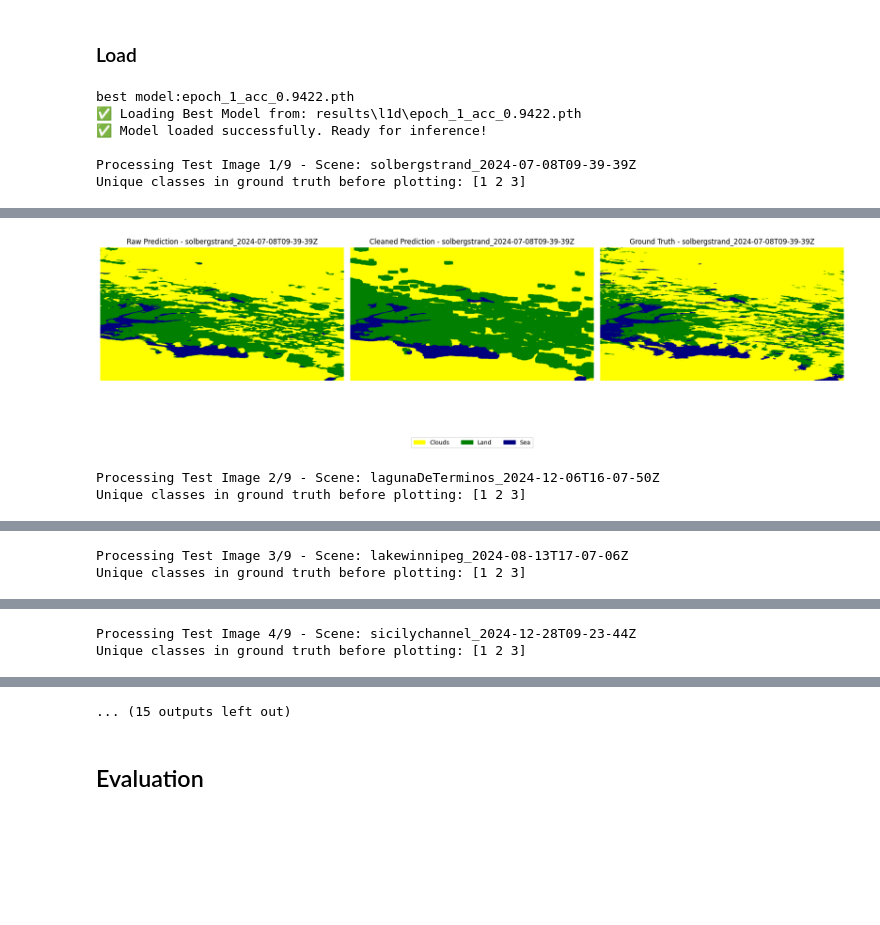
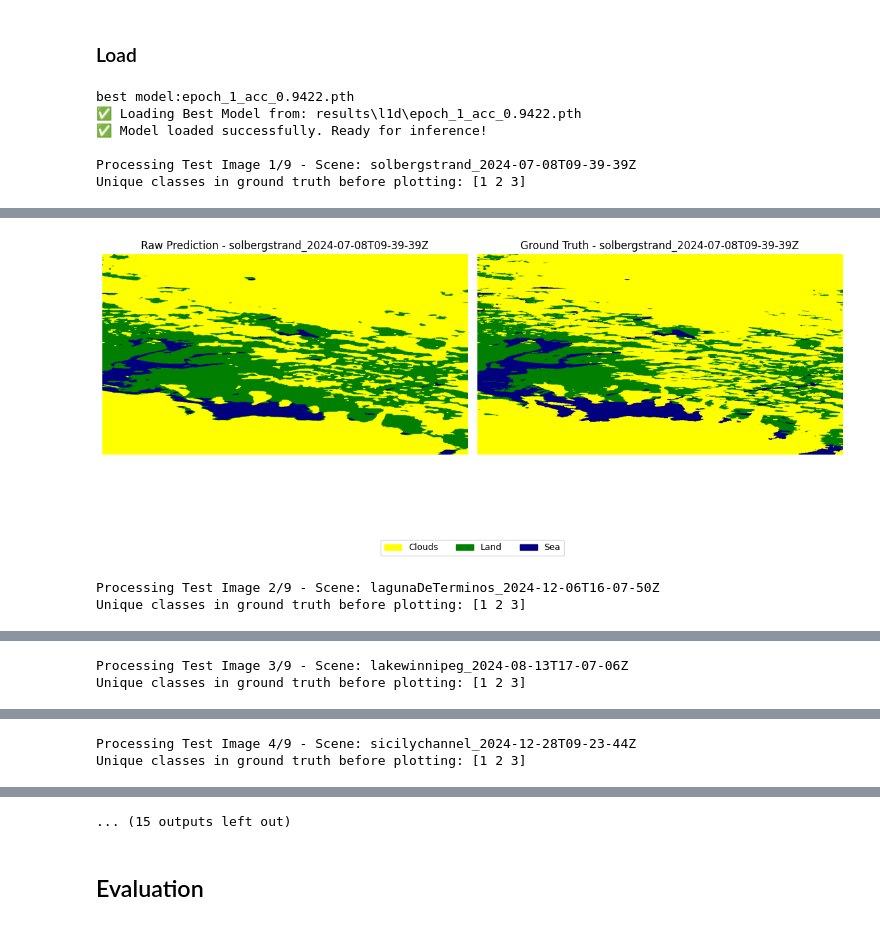
Before and after one commit to philipcmd/WaveSeg, a Jupyter notebook: SLC_Validation.ipynb, the cells around one changed output, grey strips where cells are left out. Drawn from its saved outputs; the diff is of its cells as text; code cells hidden in the pictures; blank space fills up the shorter version.

```diff
--- a/SLC_Validation.ipynb
+++ b/SLC_Validation.ipynb
@@ -1156,72 +1156,12 @@ best_model.eval()  # Set model to evaluation mode
 
 print("✅ Model loaded successfully. Ready for inference!")
 
-def post_process_segmentation(segmentation, min_size=100):
-    """
-    Apply post-processing to remove small isolated regions
-    and smooth boundaries
 
-    Args:
-        segmentation: Predicted segmentation map
-        min_size: Minimum region size to keep
-    """
-    # Get unique labels
-    labels = np.unique(segmentation)
-
-    # Create cleaned segmentation
-    cleaned = np.zeros_like(segmentation)
-
-    for label in labels:
-        if label == 0:  # Skip background if present
-            continue
-
-        # Create binary mask for this class
-        mask = (segmentation == label)
-
-        # Remove small objects
-        cleaned_mask = ndimage.binary_opening(mask, structure=np.ones((3,3)))
-
-        # Remove small holes
-        cleaned_mask = ndimage.binary_closing(cleaned_mask, structure=np.ones((3,3)))
-
-        # Label connected components
-        labeled, num = ndimage.label(cleaned_mask)
-
-        # Remove small components
-        for i in range(1, num+1):
-            component = (labeled == i)
-            if np.sum(component) < min_size:
-                cleaned_mask[component] = 0
-
-        # Add to result
-        cleaned[cleaned_mask] = label
-
-    # Fill any remaining unlabeled pixels with most common neighbor
-    unlabeled = (cleaned == 0)
-    if np.any(unlabeled):
-        # Dilate existing labels into unlabeled regions
-        temp = cleaned.copy()
-        for _ in range(5):  # Repeat a few times to fill larger gaps
-            if not np.any(unlabeled):
-                break
-            for label in labels:
-                if label == 0:
-                    continue
-                mask = (temp == label)
-                dilated = ndimage.binary_dilation(mask, structure=np.ones((3,3)))
-                # Only fill unlabeled regions
-                cleaned[(dilated) & (unlabeled)] = label
-                # Update unlabeled mask
-                unlabeled = (cleaned == 0)
-                temp = cleaned.copy()
-
-    return cleaned
 
 
 for img_idx, test_img_filename in enumerate(testing_filenames):
     scene_name = os.path.basename(test_img_filename).replace('-l1d.nc', '')
     print(f"\nProcessing Test Image {img_idx + 1}/{len(testing_filenames)} - Scene: {scene_name}")
-
 
     if scene_name in testing_label_dict:
         ground_truth = testing_label_dict[scene_name]
@@ -1229,11 +1169,9 @@ for img_idx, test_img_filename in enumerate(testing_filenames):
         print(f"❌ Warning: No matching ground truth found for {scene_name}")
         continue
 
-
     print(f"Unique classes in ground truth before plotting: {np.unique(ground_truth)}")
 
     test_img = testing_files[img_idx]
-
 
     test_data = TestPatchSet([test_img], patch_size=16, stride=2)
     test_loader = DataLoader(test_data, batch_size=BATCH_SIZE, shuffle=False)
@@ -1244,23 +1182,18 @@ for img_idx, test_img_filename in enumerate(testing_filenames):
     for batch_idx, (data, image_indices) in tqdm(enumerate(test_loader), total=len(test_loader), desc=f"Predicting Image {img_idx + 1}"):
         data = data.to(device)
 
-
         out = best_model(data)
         probs = F.softmax(out, dim=1)
 
         max_probs, pred = torch.max(probs, dim=1)
 
-
         pred_patches.append(pred.detach().cpu().numpy())
         confidence_scores.append(max_probs.detach().cpu().numpy())
-
 
     pred_patches = np.concatenate(pred_patches, axis=0)
     confidence_scores = np.concatenate(confidence_scores, axis=0)
 
-
-    original_shape = test_img.shape[:2]  # Extract (H, W) only
-
+    original_shape = test_img.shape[:2]
 
     pred_map = reconstruct_image_with_confidence(
         pred_patches,
@@ -1270,29 +1203,17 @@ for img_idx, test_img_filename in enumerate(testing_filenames):
         stride=2
     )
 
+    print(f"Unique classes in prediction: {np.unique(pred_map)}")
 
-    pred_map_cleaned = post_process_segmentation(pred_map, min_size=100)
-
-
-    print(f"Unique classes in prediction before post-processing: {np.unique(pred_map)}")
-    print(f"Unique classes in prediction after post-processing: {np.unique(pred_map_cleaned)}")
-
-    fig, axes = plt.subplots(1, 3, figsize=(18, 6))
+    fig, axes = plt.subplots(1, 2, figsize=(12, 6))
 
     axes[0].imshow(pred_map, cmap=custom_cmap)
     axes[0].set_title(f'Raw Prediction - {scene_name}')
     axes[0].axis("off")
 
-
-    axes[1].imshow(pred_map_cleaned, cmap=custom_cmap)
-    axes[1].set_title(f'Cleaned Prediction - {scene_name}')
+    axes[1].imshow(ground_truth, cmap=custom_cmap)
+    axes[1].set_title(f'Ground Truth - {scene_name}')
     axes[1].axis("off")
-
-
-    axes[2].imshow(ground_truth, cmap=custom_cmap)
-    axes[2].set_title(f'Ground Truth - {scene_name}')
-    axes[2].axis("off")
-
 
     unique_labels = np.unique(ground_truth)
     patches = [
@@ -1301,7 +1222,6 @@ for img_idx, test_img_filename in enumerate(testing_filenames):
     ]
     fig.legend(handles=patches, loc='lower center', bbox_to_anchor=(0.5, 0.02), ncol=3, fontsize=10)
 
-
     plt.tight_layout()
     plt.subplots_adjust(bottom=0.15)
     plt.show()
@@ -1317,3 +1236,3 @@ Unique classes in prediction after post-processing: [0 1 2]
-[figure, old version]
+[figure, new version]
 Processing Test Image 2/9 - Scene: lagunaDeTerminos_2024-12-06T16-07-50Z
 Unique classes in ground truth before plotting: [1 2 3]
```
Also changed, not shown: parts of 1 cell of this notebook.
